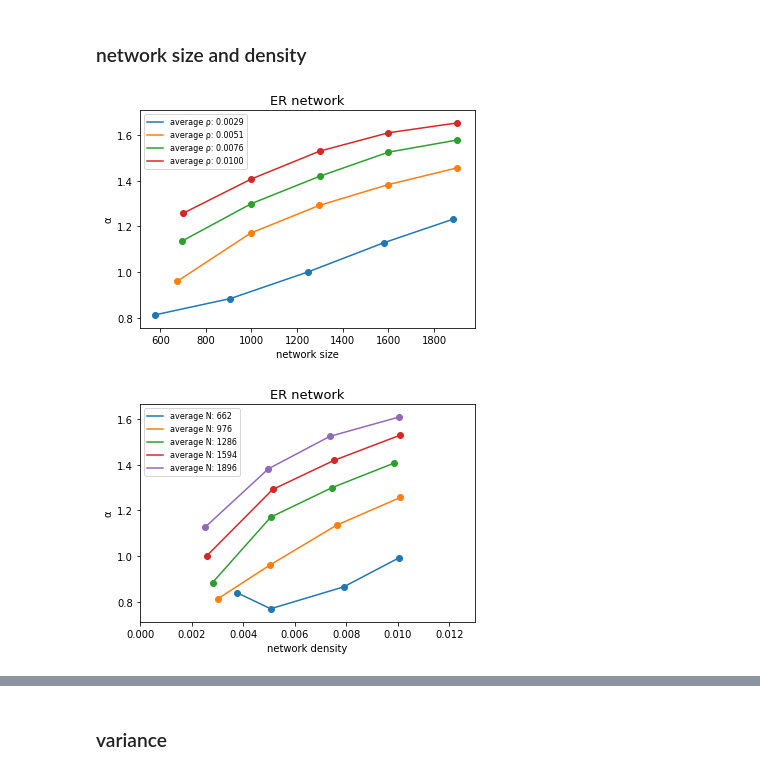
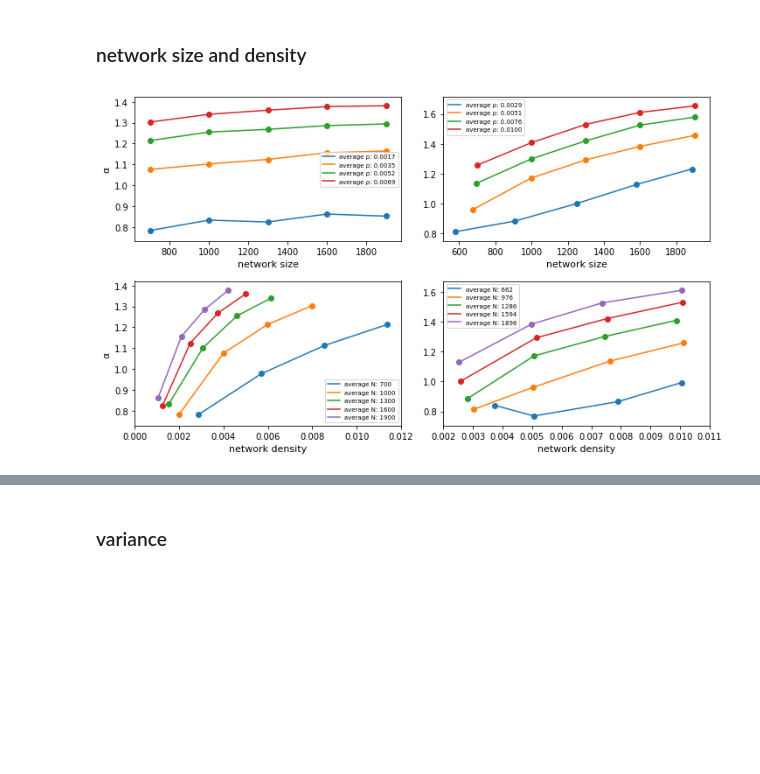
Before and after one commit to Villafly/dimensional_plot, a Jupyter notebook: paper_plot.ipynb, the cells around one changed output, grey strips where cells are left out. Drawn from its saved outputs; the diff is of its cells as text; code cells hidden in the pictures; blank space fills up the shorter version.

```diff
--- a/paper_plot.ipynb
+++ b/paper_plot.ipynb
@@ -119,55 +122,68 @@ clustering_plot(dims,nnl,nmis,graph)
 # %% [markdown]
 ### network size and density
 # %%
-graph = 'ER'
+graph = 'BA'
 sub_dir = 'size_density'
-
+fontSize = 11
+legendSize = 7
 nodes_list =  range(400,2000,300)[1:]
 nodes_density = [i*0.0005 for i in range(5,21,5)]
 
 density_list = []; node_list = []
 for density in nodes_density:
     for node in nodes_list:
       G = nx. read_edgelist('./meta_data/{}/graph/{}_node_{}_density_{}'.format(sub_dir,graph,node,density))
       density_list.append(nx.density(G))
       node_list.append(len(G.nodes()))
 density_matrix = np.array(density_list).reshape(len(nodes_density),-1)
 node_matrix = np.array(node_list).reshape(len(nodes_density),-1)
 b_matrixs =  np.load('./meta_data/{}/{}_para_0_matrixs.npy'.format(sub_dir,graph))
 
-# plot network size's influence
-# figsize=(6,4.5
-fig, ax1 = plt.subplots()
+
+fig, ((ax1,ax2),(ax3,ax4)) = plt.subplots(2,2,figsize=(10,6))
 for index,i in enumerate(nodes_density):
 
     ax1.scatter(node_matrix[index,:],b_matrixs[0,index,:][1:])
     ax1.plot(node_matrix[index,:],b_matrixs[0,index,:][1:],label='average \u03C1: {:.4f}'.format(np.mean(density_matrix[index,:])))
-
     ax1.set_xlabel('network size',fontsize = fontSize)
     ax1.set_ylabel('\u03B1',fontsize = fontSize)
-    ax1.legend(fontsize=8)
-#     ax1.legend(loc='lower right',fontsize='x-large',frameon=False,markerscale=0)
+    ax1.legend(fontsize=legendSize)
 
-plt.title('{} network'.format(graph),fontsize =13)
-plt.savefig('./meta_data/{}/{}_nodeNumber.eps'.format(sub_dir,graph),format='eps',dpi=3000)
+for index,i in enumerate(nodes_list):
+    ax3.scatter(density_matrix[:,index],b_matrixs[0,:,index])
+    ax3.plot(density_matrix[:,index],b_matrixs[0,:,index],label='average N: {:d}'.format(int(np.mean(node_matrix[:,index]))))
+    ax3.set_xlabel('network density',fontsize = fontSize)
+    ax3.set_ylabel('\u03B1',fontsize = fontSize)
+    ax3.legend(fontsize=legendSize)
+    ax3.set_xlim(0.000,0.012)
+
+graph = 'ER'
+density_list = []; node_list = []
+for density in nodes_density:
+    for node in nodes_list:
+      G = nx. read_edgelist('./meta_data/{}/graph/{}_node_{}_density_{}'.format(sub_dir,graph,node,density))
+      density_list.append(nx.density(G))
+      node_list.append(len(G.nodes()))
+density_matrix = np.array(density_list).reshape(len(nodes_density),-1)
+node_matrix = np.array(node_list).reshape(len(nodes_density),-1)
+b_matrixs =  np.load('./meta_data/{}/{}_para_0_matrixs.npy'.format(sub_dir,graph))
+for index,i in enumerate(nodes_density):
+
+    ax2.scatter(node_matrix[index,:],b_matrixs[0,index,:][1:])
+    ax2.plot(node_matrix[index,:],b_matrixs[0,index,:][1:],label='average \u03C1: {:.4f}'.format(np.mean(density_matrix[index,:])))
+    ax2.set_xlabel('network size',fontsize = fontSize)
+#     ax2.set_ylabel('\u03B1',fontsize = fontSize)
+    ax2.legend(fontsize=legendSize)
+
+for index,i in enumerate(nodes_list):
+    ax4.scatter(density_matrix[:,index],b_matrixs[0,:,index])
+    ax4.plot(density_matrix[:,index],b_matrixs[0,:,index],label='average N: {:d}'.format(int(np.mean(node_matrix[:,index]))))
+    ax4.set_xlabel('network density',fontsize = fontSize)
+#     ax4.set_ylabel('\u03B1',fontsize = fontSize)
+    ax4.legend(fontsize=legendSize)
+    ax4.set_xlim(0.002,0.011)
+plt.tight_layout()
+plt.savefig('./meta_data/{}/density_size.eps'.format(sub_dir),format='eps',dpi=5000)
 plt.show()
-
-# plot network density's influence
-# figsize=(6,4.5)
-fig, ax2 = plt.subplots()
-for index,i in enumerate(nodes_list):
-    ax2.scatter(density_matrix[:,index],b_matrixs[0,:,index])
-    ax2.plot(density_matrix[:,index],b_matrixs[0,:,index],label='average N: {:d}'.format(int(np.mean(node_matrix[:,index]))))
-
-    ax2.set_xlabel('network density',fontsize = fontSize)
-    ax2.set_ylabel('\u03B1',fontsize = fontSize)
-    ax2.legend(fontsize=8)
-#     ax2.legend(loc='lower right',fontsize='x-large',frameon=False,markerscale=0)
-
-plt.xlim(0.000,0.013)
-plt.title('{} network'.format(graph),fontsize =13)
-plt.savefig('./meta_data/{}/{}_density.eps'.format(sub_dir,graph),format='eps',dpi=3000)
-plt.show()
 # %% [output]
-[figure, old version]
+[figure, new version]
-[figure, removed]
```
Also changed, not shown: parts of 7 cells of this notebook.
